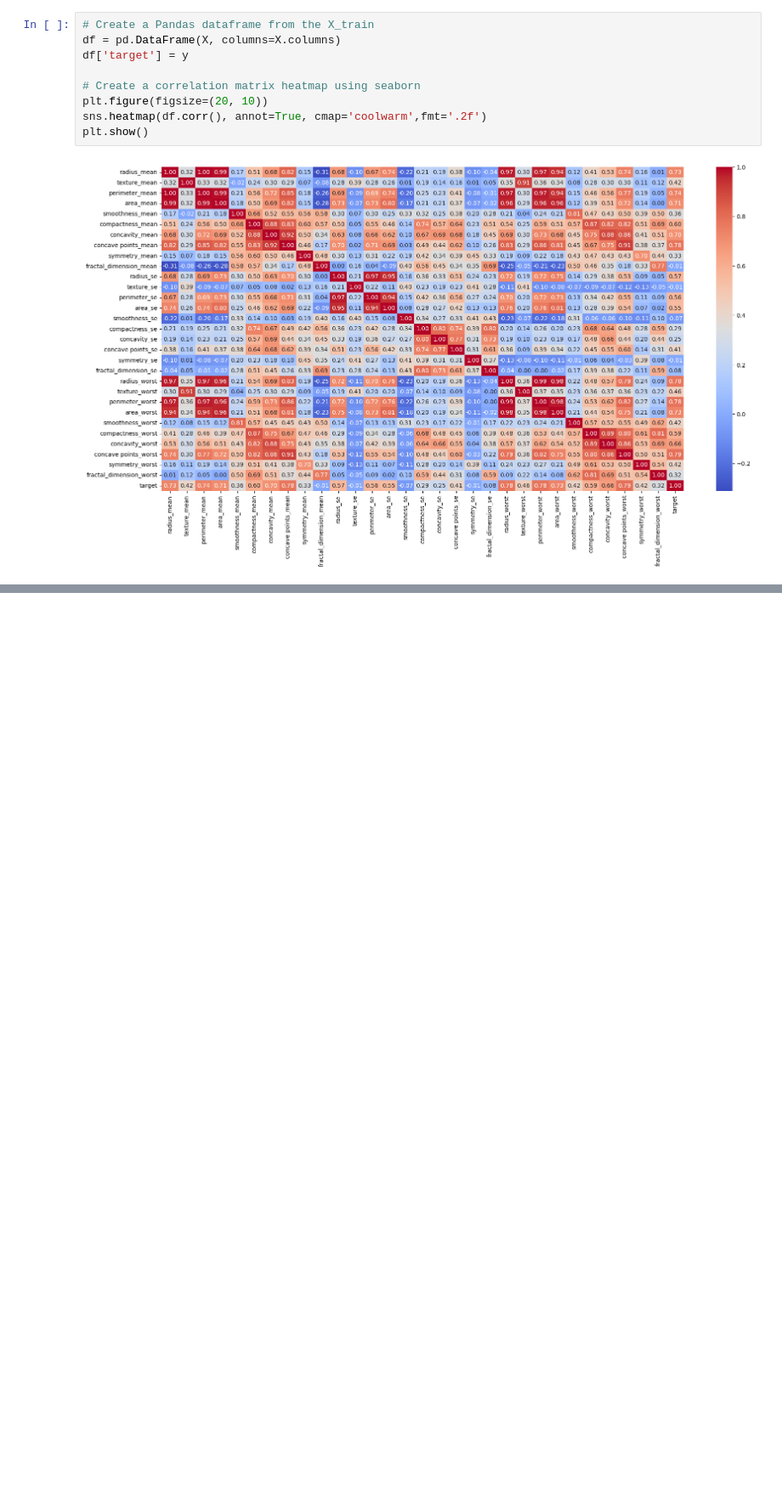
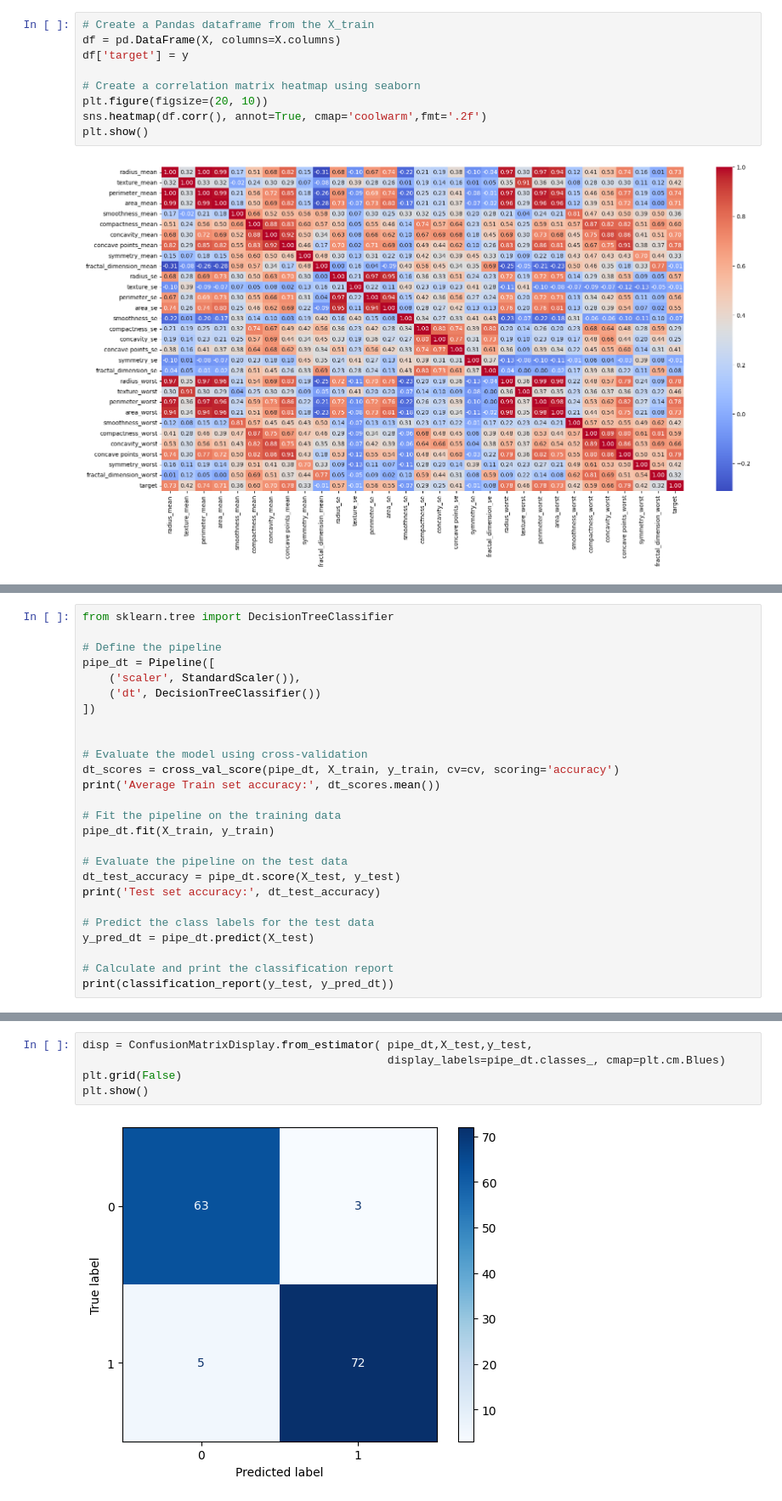
Before and after one commit to joeyyy09/Early-Detection-of-Breast-Cancer-Using-Machine-Learning, a Jupyter notebook: Early_Detection_of_Breast_Cancer_using_Machine_Learning.ipynb, the cells around one changed output, grey strips where cells are left out. Shown at 85% size. Saved outputs shown, nothing was run; the diff lists cells and outputs as text; blank space fills up the shorter version.

```diff
--- a/Early_Detection_of_Breast_Cancer_using_Machine_Learning.ipynb
+++ b/Early_Detection_of_Breast_Cancer_using_Machine_Learning.ipynb
@@ -221,0 +289,26 @@ plt.tight_layout()
+# %%
+from sklearn.tree import DecisionTreeClassifier
+
+# Define the pipeline
+pipe_dt = Pipeline([
+    ('scaler', StandardScaler()),
+    ('dt', DecisionTreeClassifier())
+])
+
+
+# Evaluate the model using cross-validation
+dt_scores = cross_val_score(pipe_dt, X_train, y_train, cv=cv, scoring='accuracy')
+print('Average Train set accuracy:', dt_scores.mean())
+
+# Fit the pipeline on the training data
+pipe_dt.fit(X_train, y_train)
+
+# Evaluate the pipeline on the test data
+dt_test_accuracy = pipe_dt.score(X_test, y_test)
+print('Test set accuracy:', dt_test_accuracy)
+
+# Predict the class labels for the test data
+y_pred_dt = pipe_dt.predict(X_test)
+
+# Calculate and print the classification report
+print(classification_report(y_test, y_pred_dt))
@@ -221,0 +326,7 @@ plt.tight_layout()
+# %%
+disp = ConfusionMatrixDisplay.from_estimator( pipe_dt,X_test,y_test,
+                                              display_labels=pipe_dt.classes_, cmap=plt.cm.Blues)
+plt.grid(False)
+plt.show()
+# %% [output]
+[figure, added]
```
Also changed, not shown: parts of 13 cells of this notebook.
